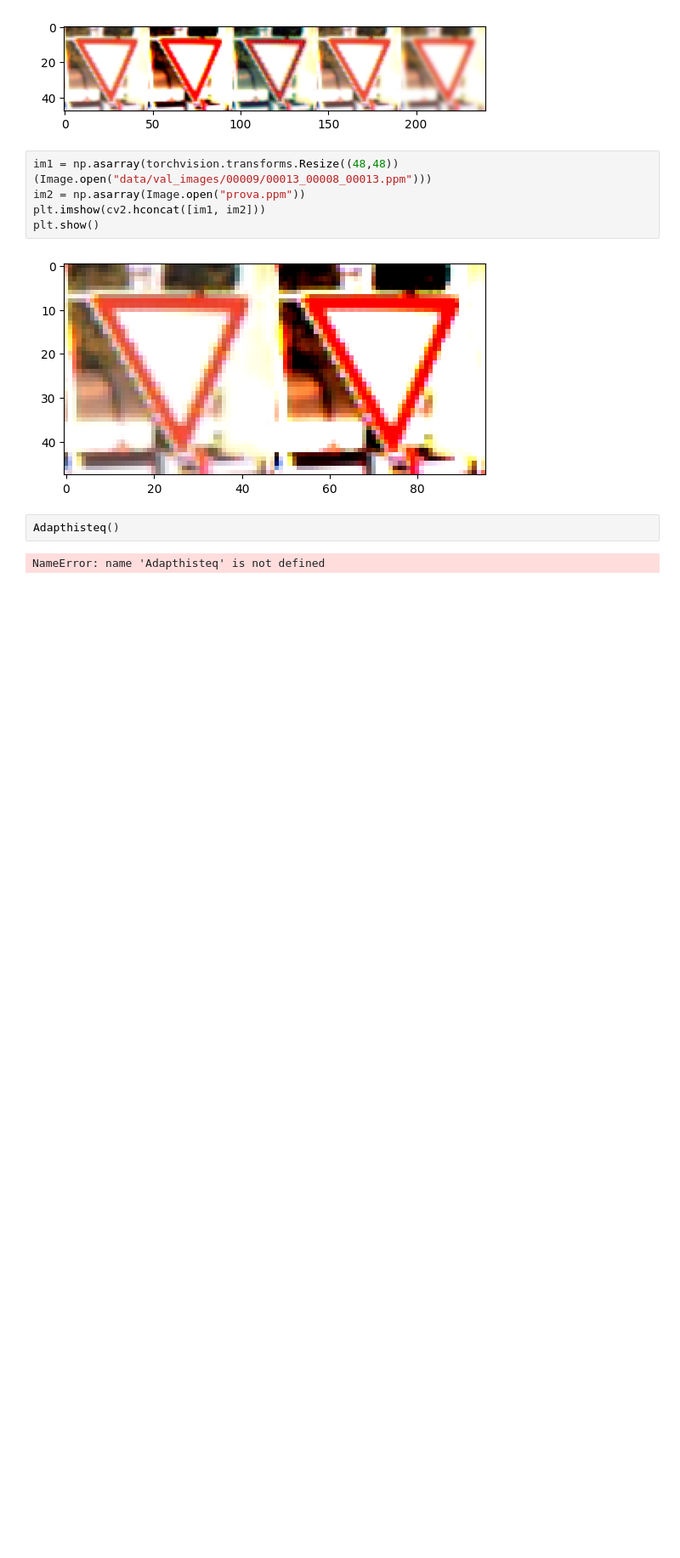
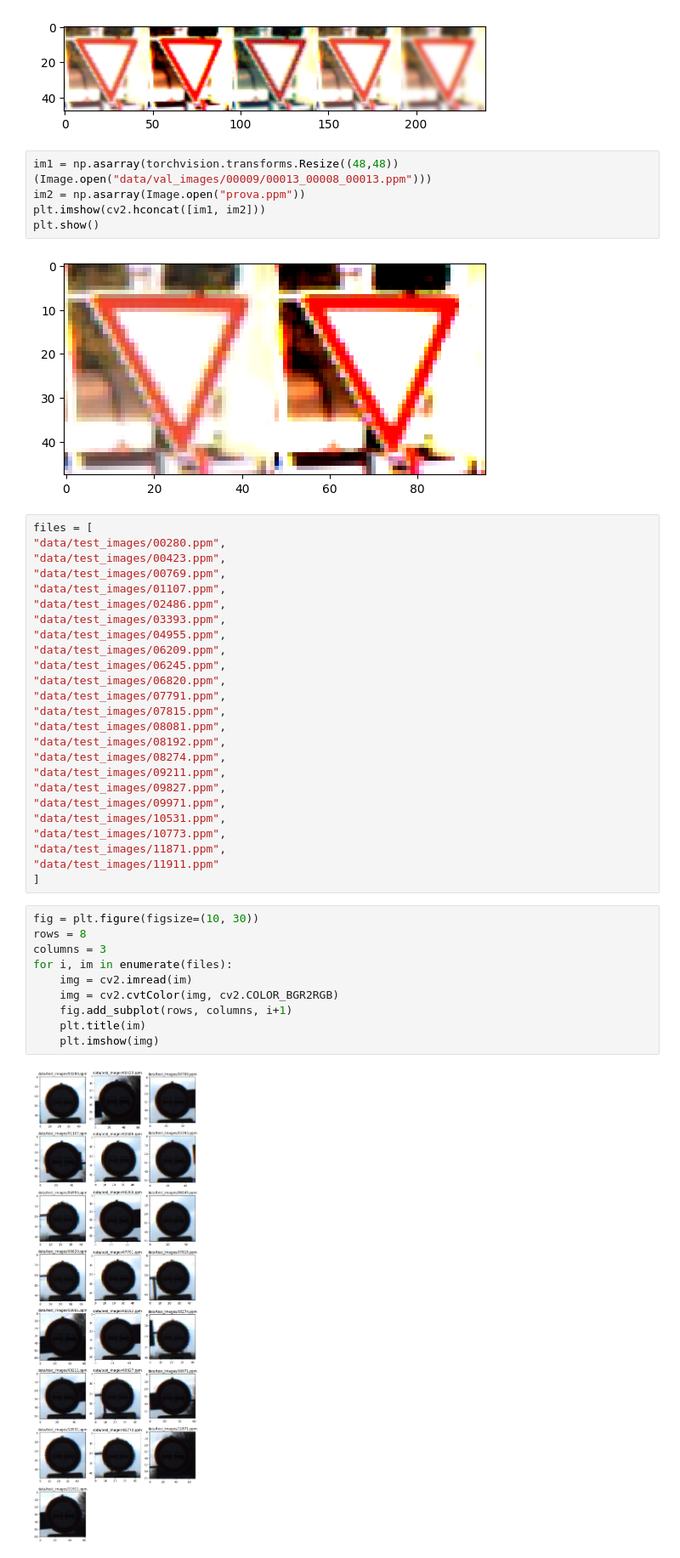
Before and after one commit to alessandro-crescenzi/A-deep-approach-for-an-adaptive-cruise-control-system, a Jupyter notebook: gtsrb-pytorch/test_transform.ipynb, the cells around one changed output. Shown at 85% size. Cells and saved outputs as stored; diff of their text form; blank space fills up the shorter version.

```diff
--- a/gtsrb-pytorch/test_transform.ipynb
+++ b/gtsrb-pytorch/test_transform.ipynb
@@ -265,7 +269,40 @@ plt.imshow(cv2.hconcat([im1, im2]))
 plt.show()
 # %% [output]
 [figure]
-# %%
-Adapthisteq()
-# %% [output]
-NameError: name 'Adapthisteq' is not defined
+# %%
+files = [
+"data/test_images/00280.ppm",
+"data/test_images/00423.ppm",
+"data/test_images/00769.ppm",
+"data/test_images/01107.ppm",
+"data/test_images/02486.ppm",
+"data/test_images/03393.ppm",
+"data/test_images/04955.ppm",
+"data/test_images/06209.ppm",
+"data/test_images/06245.ppm",
+"data/test_images/06820.ppm",
+"data/test_images/07791.ppm",
+"data/test_images/07815.ppm",
+"data/test_images/08081.ppm",
+"data/test_images/08192.ppm",
+"data/test_images/08274.ppm",
+"data/test_images/09211.ppm",
+"data/test_images/09827.ppm",
+"data/test_images/09971.ppm",
+"data/test_images/10531.ppm",
+"data/test_images/10773.ppm",
+"data/test_images/11871.ppm",
+"data/test_images/11911.ppm"
+]
+# %%
+fig = plt.figure(figsize=(10, 30))
+rows = 8
+columns = 3
+for i, im in enumerate(files):
+    img = cv2.imread(im)
+    img = cv2.cvtColor(img, cv2.COLOR_BGR2RGB)
+    fig.add_subplot(rows, columns, i+1)
+    plt.title(im)
+    plt.imshow(img)
+# %% [output]
+[figure, added]
```
Also changed, not shown: parts of 4 cells of this notebook, 10 other files.
